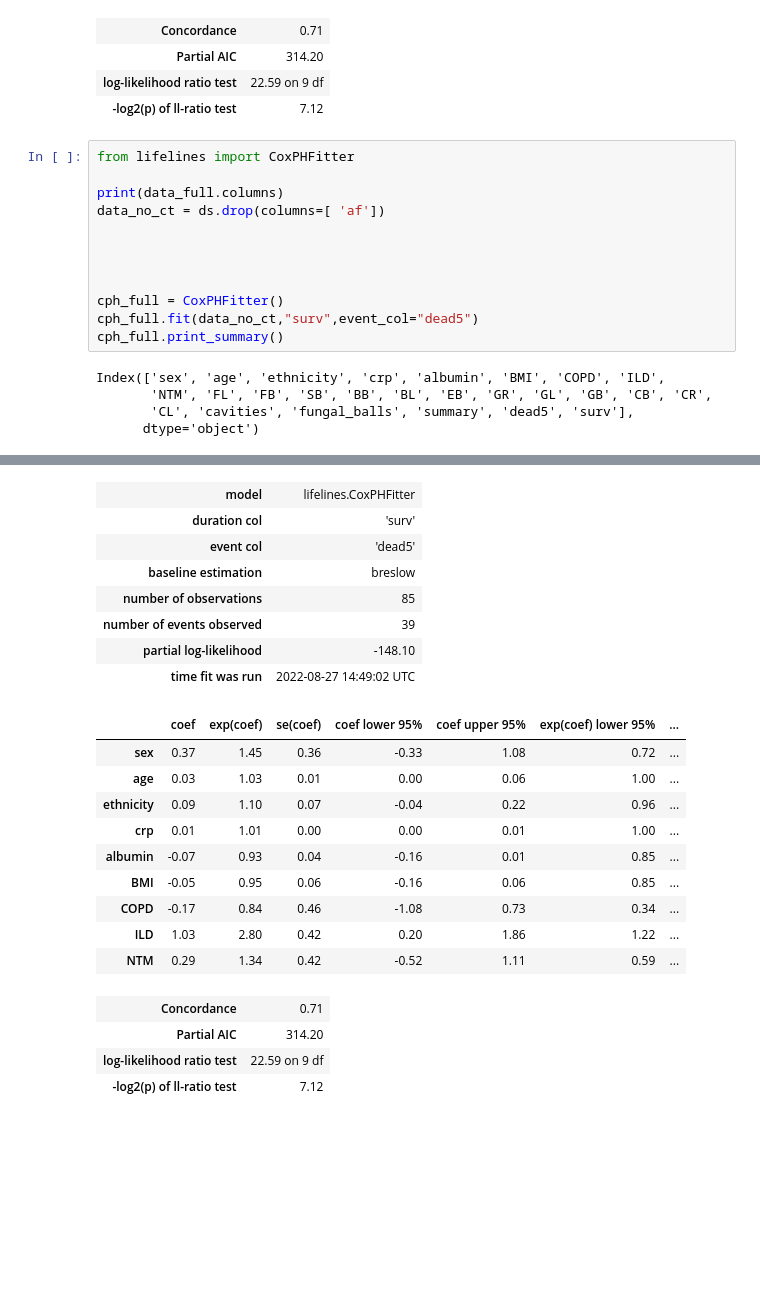
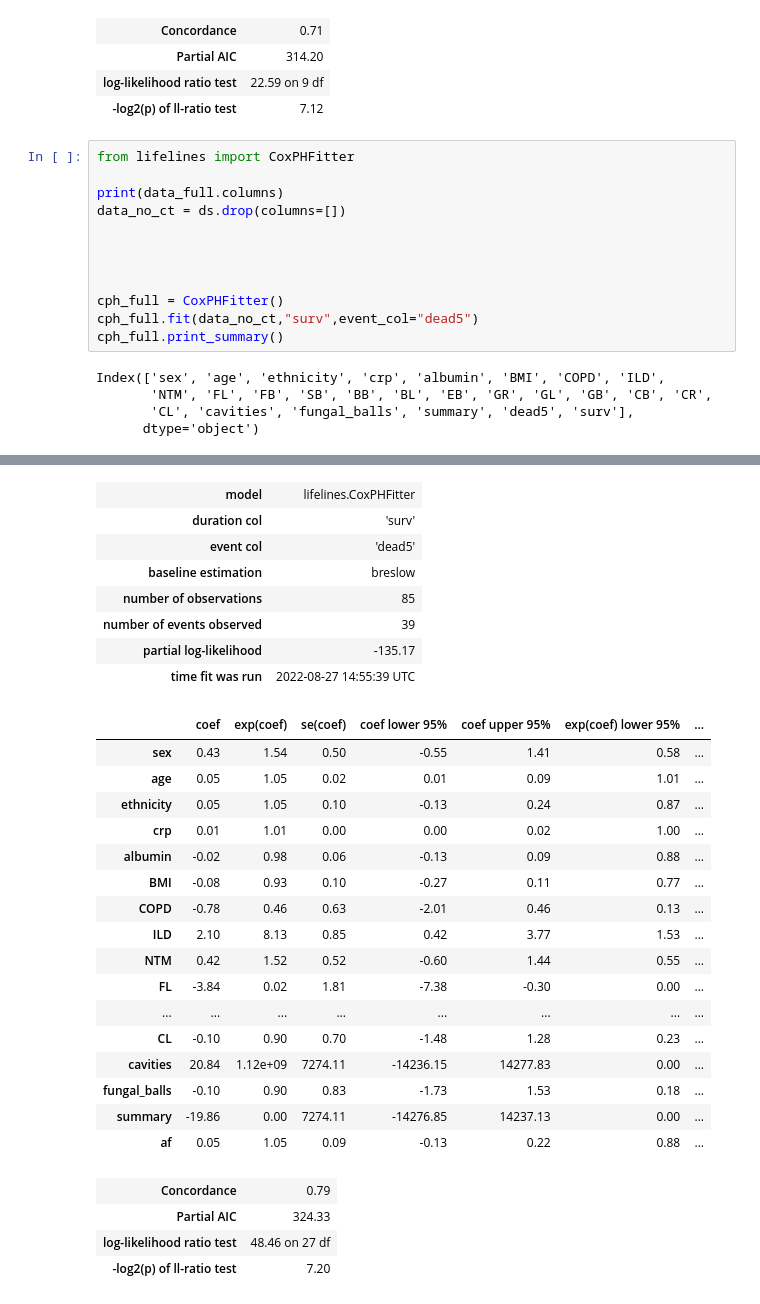
Before and after one commit to AgatheZ/Master-Project, a Jupyter notebook: Additional_analysis/model.ipynb, the cells around one changed output, grey strips where cells are left out. Saved outputs shown, nothing was run; the diff lists cells and outputs as text; blank space fills up the shorter version.

```diff
--- a/Additional_analysis/model.ipynb
+++ b/Additional_analysis/model.ipynb
@@ -468,7 +468,7 @@ Newton-Rhaphson convergence completed successfully but norm(delta) is still high
 from lifelines import CoxPHFitter
 
 print(data_full.columns)
-data_no_ct = ds.drop(columns=[ 'af'])
+data_no_ct = ds.drop(columns=[])
 
 
 
@@ -484,22 +493,29 @@ Index(['sex', 'age', 'ethnicity', 'crp', 'albumin', 'BMI', 'COPD', 'ILD',
 | model | lifelines.CoxPHFitter |
 | duration col | 'surv' |
 | event col | 'dead5' |
 | baseline estimation | breslow |
 | number of observations | 85 |
 | number of events observed | 39 |
-| partial log-likelihood | -148.10 |
-| time fit was run | 2022-08-27 14:49:02 UTC |
+| partial log-likelihood | -135.17 |
+| time fit was run | 2022-08-27 14:55:39 UTC |
 |  | coef | exp(coef) | se(coef) | coef lower 95% | coef upper 95% | exp(coef) lower 95% | ... |
-| sex | 0.37 | 1.45 | 0.36 | -0.33 | 1.08 | 0.72 | ... |
-| age | 0.03 | 1.03 | 0.01 | 0.00 | 0.06 | 1.00 | ... |
-| ethnicity | 0.09 | 1.10 | 0.07 | -0.04 | 0.22 | 0.96 | ... |
-| crp | 0.01 | 1.01 | 0.00 | 0.00 | 0.01 | 1.00 | ... |
-| albumin | -0.07 | 0.93 | 0.04 | -0.16 | 0.01 | 0.85 | ... |
-| BMI | -0.05 | 0.95 | 0.06 | -0.16 | 0.06 | 0.85 | ... |
-| COPD | -0.17 | 0.84 | 0.46 | -1.08 | 0.73 | 0.34 | ... |
-| ILD | 1.03 | 2.80 | 0.42 | 0.20 | 1.86 | 1.22 | ... |
-| NTM | 0.29 | 1.34 | 0.42 | -0.52 | 1.11 | 0.59 | ... |
+| sex | 0.43 | 1.54 | 0.50 | -0.55 | 1.41 | 0.58 | ... |
+| age | 0.05 | 1.05 | 0.02 | 0.01 | 0.09 | 1.01 | ... |
+| ethnicity | 0.05 | 1.05 | 0.10 | -0.13 | 0.24 | 0.87 | ... |
+| crp | 0.01 | 1.01 | 0.00 | 0.00 | 0.02 | 1.00 | ... |
+| albumin | -0.02 | 0.98 | 0.06 | -0.13 | 0.09 | 0.88 | ... |
+| BMI | -0.08 | 0.93 | 0.10 | -0.27 | 0.11 | 0.77 | ... |
+| COPD | -0.78 | 0.46 | 0.63 | -2.01 | 0.46 | 0.13 | ... |
+| ILD | 2.10 | 8.13 | 0.85 | 0.42 | 3.77 | 1.53 | ... |
+| NTM | 0.42 | 1.52 | 0.52 | -0.60 | 1.44 | 0.55 | ... |
+| FL | -3.84 | 0.02 | 1.81 | -7.38 | -0.30 | 0.00 | ... |
+| ... | ... | ... | ... | ... | ... | ... | ... |
+| CL | -0.10 | 0.90 | 0.70 | -1.48 | 1.28 | 0.23 | ... |
+| cavities | 20.84 | 1.12e+09 | 7274.11 | -14236.15 | 14277.83 | 0.00 | ... |
+| fungal_balls | -0.10 | 0.90 | 0.83 | -1.73 | 1.53 | 0.18 | ... |
+| summary | -19.86 | 0.00 | 7274.11 | -14276.85 | 14237.13 | 0.00 | ... |
+| af | 0.05 | 1.05 | 0.09 | -0.13 | 0.22 | 0.88 | ... |
-| Concordance | 0.71 |
-| Partial AIC | 314.20 |
-| log-likelihood ratio test | 22.59 on 9 df |
-| -log2(p) of ll-ratio test | 7.12 |
+| Concordance | 0.79 |
+| Partial AIC | 324.33 |
+| log-likelihood ratio test | 48.46 on 27 df |
+| -log2(p) of ll-ratio test | 7.20 |
```
Also changed, not shown: parts of 1 cell of this notebook, 6 other files.
